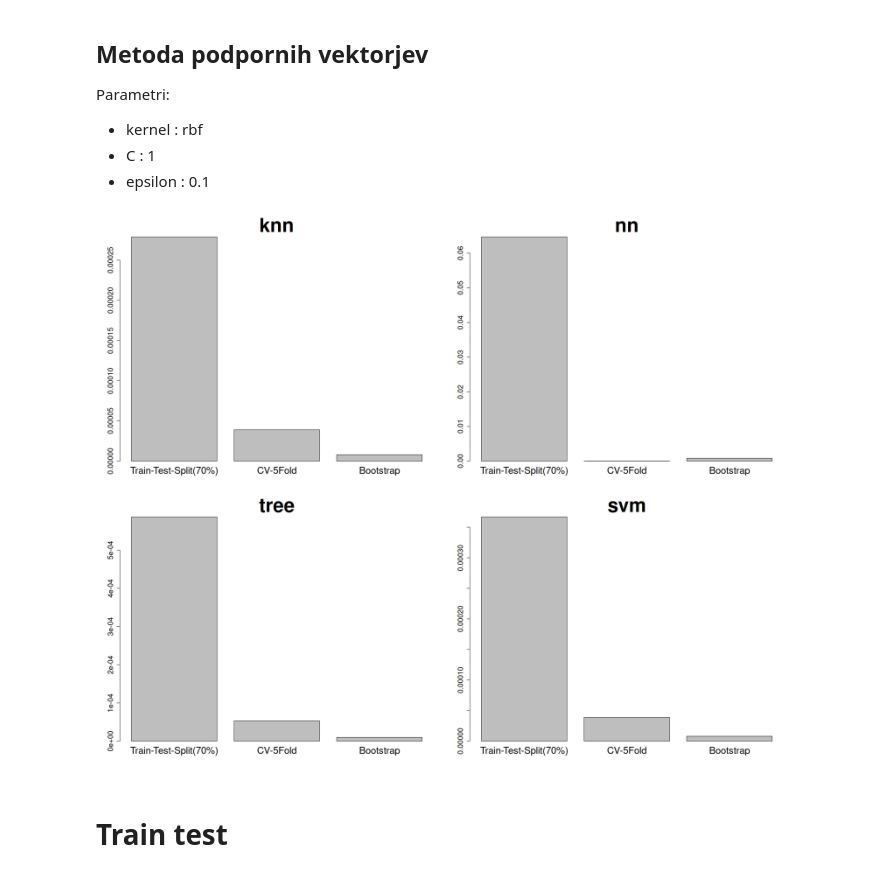
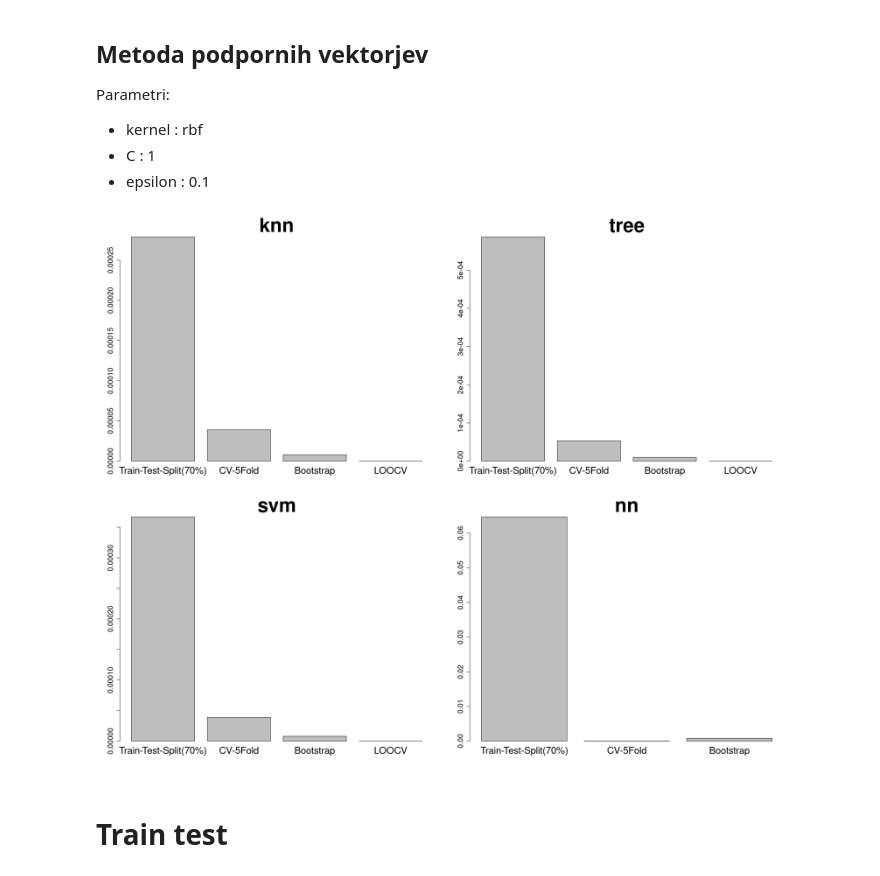
Before and after one commit to mitzy1999/ijs_naloga, a Jupyter notebook: R_2del.ipynb, the cells around one changed output. Drawn from its saved outputs; the diff is of its cells as text; code cells hidden in the pictures.

```diff
--- a/R_2del.ipynb
+++ b/R_2del.ipynb
@@ -62,24 +62,40 @@ Parametri:
 # %%
 options(repr.plot.width=20, repr.plot.height=16)
 par(mfrow=c(2,2))
-for(name in c("knn", "nn", "tree", "svm")){
+for(name in c("knn", "tree", "svm")){
     barplot(
         height=c(
             train_test_results_agg['var',name],
             cv_results_agg['var',name],
-            bootstrap_results_agg['var',name]),
+            bootstrap_results_agg['var',name],
+            loocv_results_agg['var',name]),
         names=c(
             "Train-Test-Split(70%)",
             "CV-5Fold",
-            "Bootstrap"),
+            "Bootstrap",
+            "LOOCV"),
         main=name,
         cex.axis=1.5,
         cex.main=4,
         cex.names=2
     )
 }
+barplot(
+        height=c(
+            train_test_results_agg['var','nn'],
+            cv_results_agg['var','nn'],
+            bootstrap_results_agg['var','nn']),
+        names=c(
+            "Train-Test-Split(70%)",
+            "CV-5Fold",
+            "Bootstrap"),
+        main='nn',
+        cex.axis=1.5,
+        cex.main=4,
+        cex.names=2
+    )
 # %% [output]
-[figure, old version]
+[figure, new version]
 # %% [markdown]
 # Train test
 # %%
```
Also changed, not shown: parts of 5 cells of this notebook, 2 other files.
